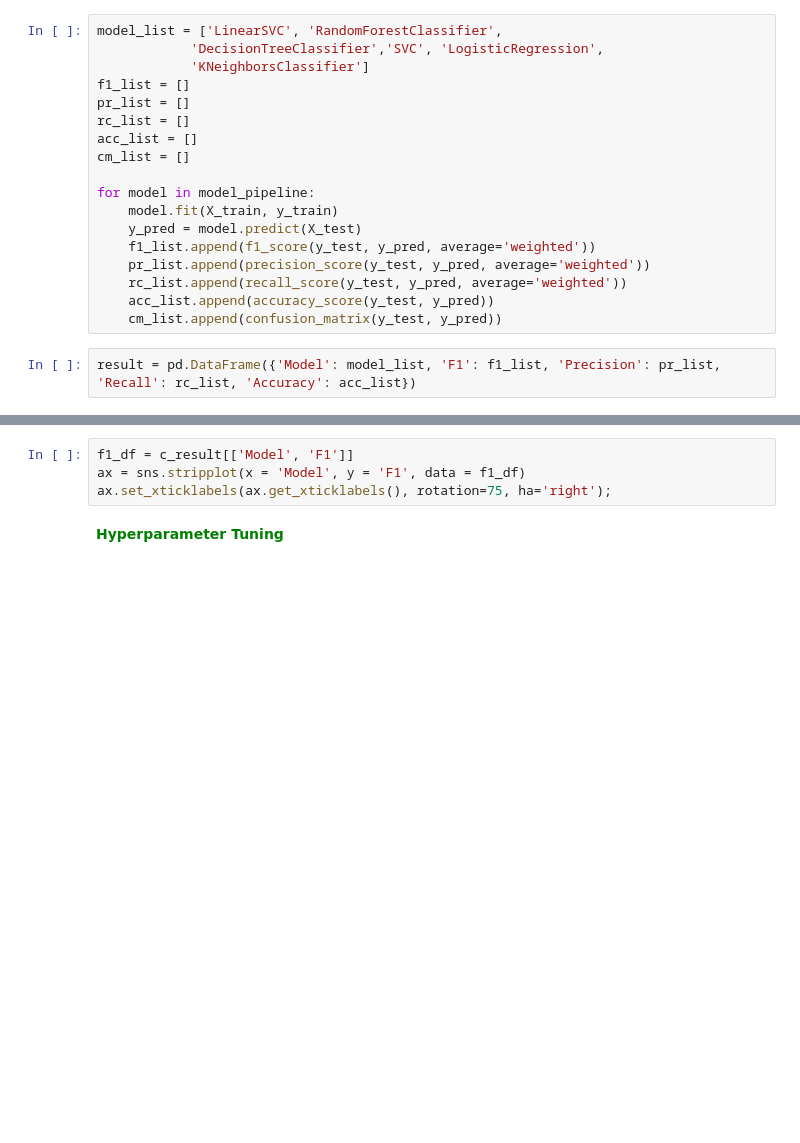
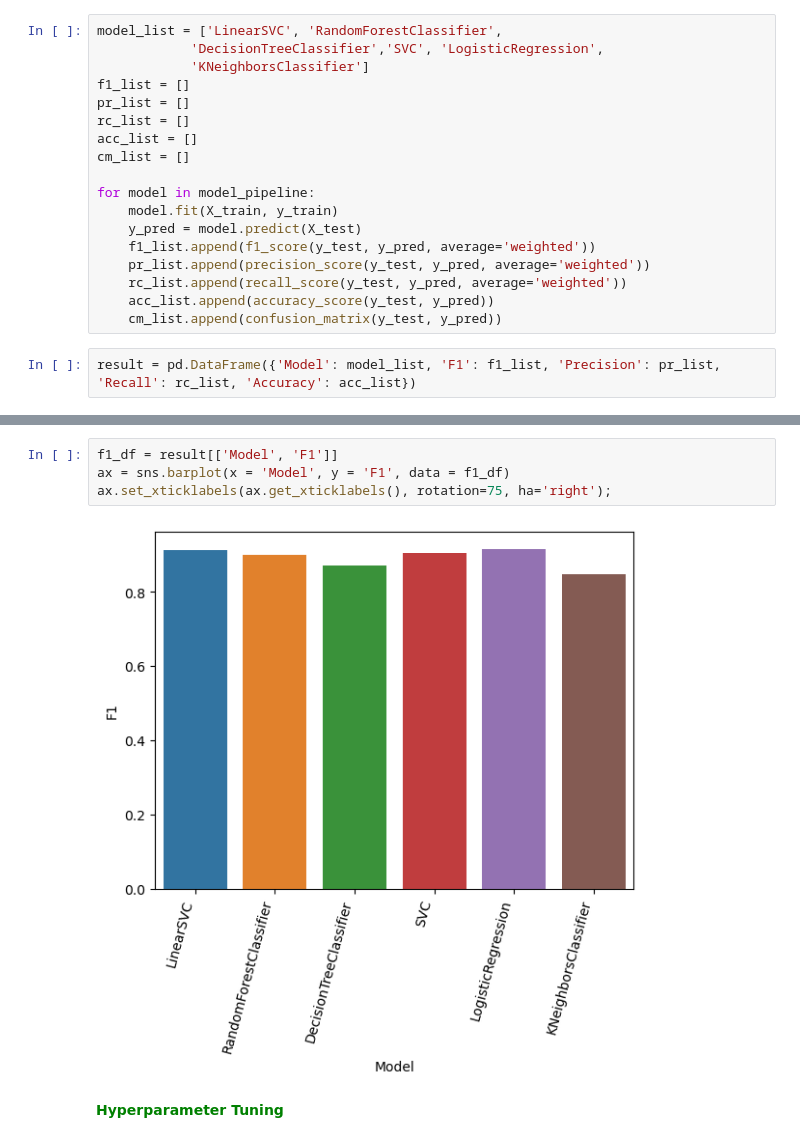
Before and after one commit to omar-kabeer/forecasting-academic-trajectories, a Jupyter notebook: notebooks/notebook.ipynb, the cells around one changed output, grey strips where cells are left out. Cells and saved outputs as stored; diff of their text form; blank space fills up the shorter version.

```diff
--- a/notebooks/notebook.ipynb
+++ b/notebooks/notebook.ipynb
@@ -1308,8 +1308,10 @@ result
 | 4 | LogisticRegression | 0.915538 | 0.916666 | 0.916300 | 0.916300 |
 | 5 | KNeighborsClassifier | 0.846544 | 0.856607 | 0.851322 | 0.851322 |
 # %%
-f1_df = c_result[['Model', 'F1']]
-ax = sns.stripplot(x = 'Model', y = 'F1', data = f1_df)
+f1_df = result[['Model', 'F1']]
+ax = sns.barplot(x = 'Model', y = 'F1', data = f1_df)
 ax.set_xticklabels(ax.get_xticklabels(), rotation=75, ha='right');
+# %% [output]
+[figure, added]
 # %% [markdown]
 <font size="+0" color='green'><b> Hyperparameter Tuning</b></font>
```
Also changed, not shown: parts of 3 cells of this notebook, 1 other file.
